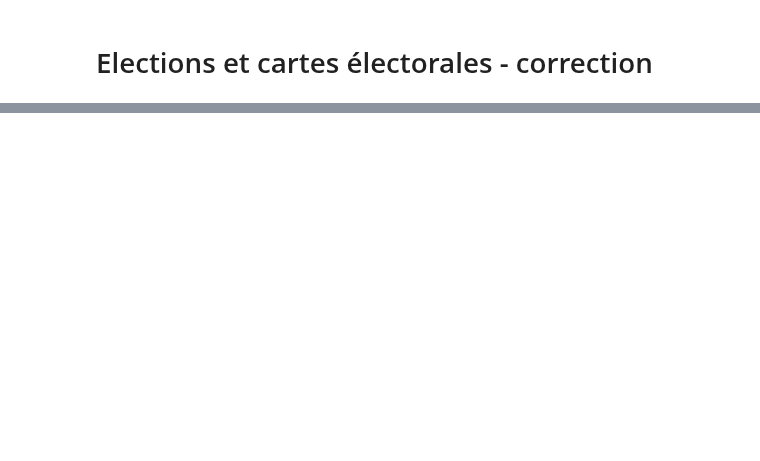
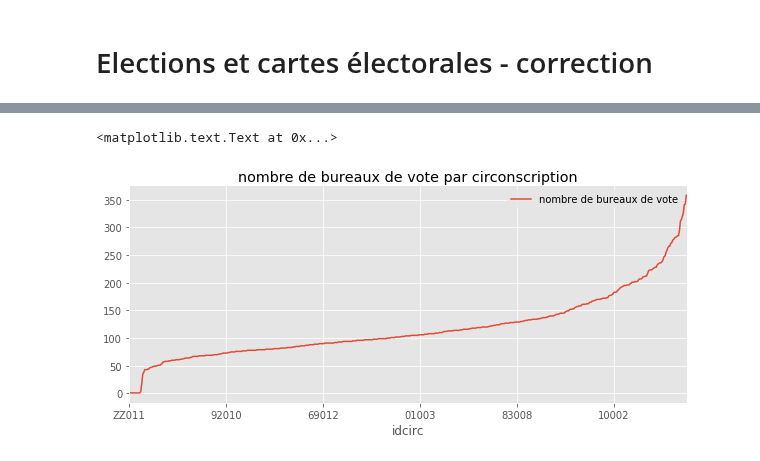
Before and after one commit to sdpython/actuariat_python, a Jupyter notebook: _doc/notebooks/population/election_carte_electorale_correction.ipynb, the cells around one changed output, grey strips where cells are left out. Saved outputs shown, nothing was run; the diff lists cells and outputs as text; code cells hidden in the pictures; blank space fills up the shorter version.

```diff
--- a/_doc/notebooks/population/election_carte_electorale_correction.ipynb
+++ b/_doc/notebooks/population/election_carte_electorale_correction.ipynb
@@ -34,0 +222,4 @@ geo.sort_values(["department", "code_circonscription"]).head(n=2)
+# %%
+nbbur = statbu[["idcirc","idbureau"]].groupby("idcirc").count()
+nbbur.columns=["nombre de bureaux de vote"]
+nbbur.head()
@@ -34,0 +234,6 @@ geo.sort_values(["department", "code_circonscription"]).head(n=2)
+# %%
+ax = nbbur[nbbur[nbbur.columns[0]] > 0].sort_values(nbbur.columns[0]).plot(figsize=(10,4))
+ax.set_title("nombre de bureaux de vote par circonscription")
+# %% [output]
+<matplotlib.text.Text at 0x...>
+[figure, added]
```
Also changed, not shown: parts of 67 cells of this notebook, 4 other files.
